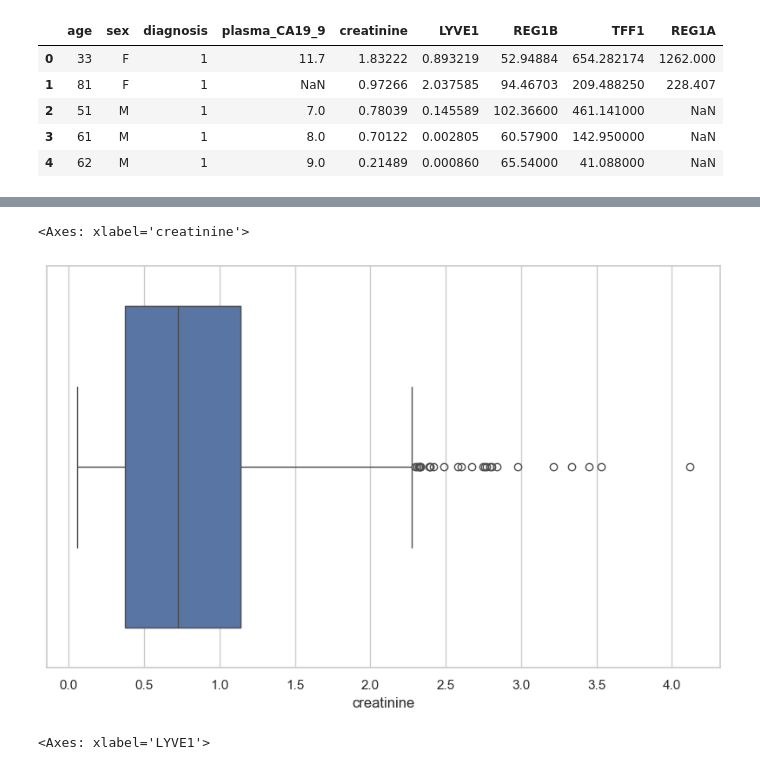
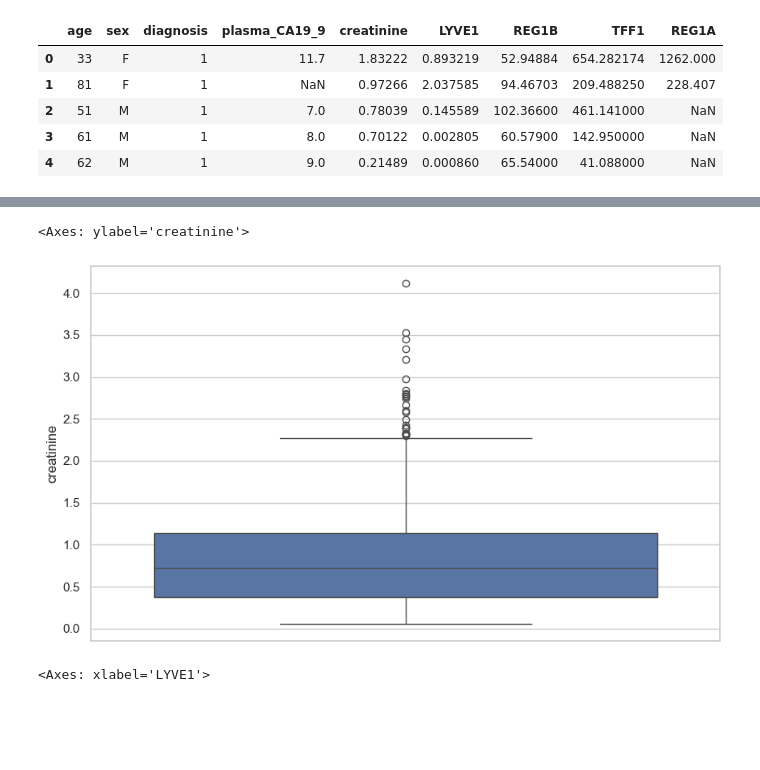
Before and after one commit to Pepe08tn/Proyecto-PIA-2025, a Jupyter notebook: notebooks/note.ipynb, the cells around one changed output, grey strips where cells are left out. Saved outputs shown, nothing was run; the diff lists cells and outputs as text; code cells hidden in the pictures; blank space fills up the shorter version.

```diff
--- a/notebooks/note.ipynb
+++ b/notebooks/note.ipynb
@@ -174,8 +174,8 @@ sns.boxplot(x=df['plasma_CA19_9'])
 # %%
-sns.boxplot(x=df['creatinine'])
+sns.boxplot(y=df['creatinine'])
 # %% [output]
-<Axes: xlabel='creatinine'>
+<Axes: ylabel='creatinine'>
-[figure, old version]
+[figure, new version]
 # %%
 sns.boxplot(x=df['LYVE1'])
 # %% [output]
```
Also changed, not shown: parts of 12 cells of this notebook.
